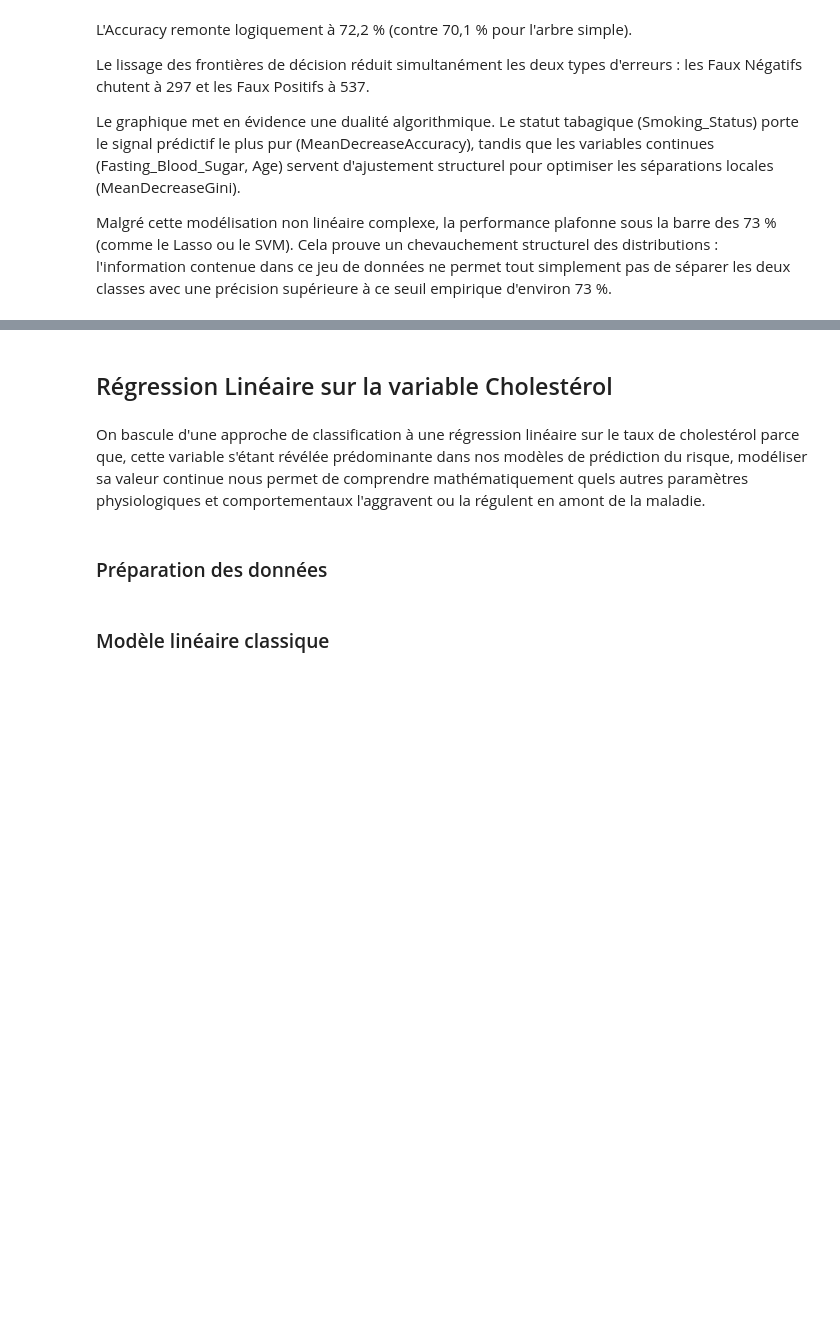
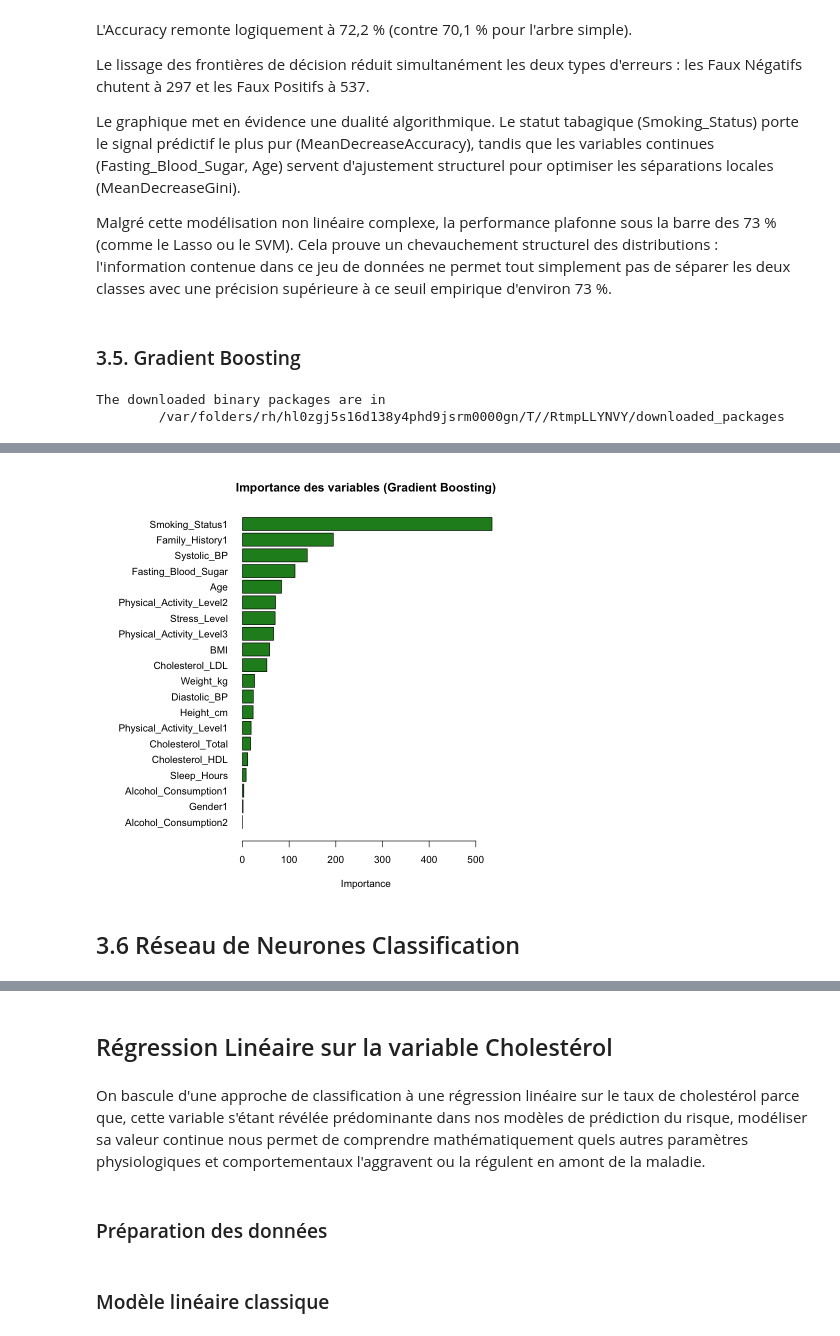
Before and after one commit to AhmedBousbih/Projet-Machine-learning, a Jupyter notebook: Projet ML.ipynb, the cells around one changed output, grey strips where cells are left out. Drawn from its saved outputs; the diff is of its cells as text; code cells hidden in the pictures; blank space fills up the shorter version.

```diff
--- a/Projet ML.ipynb
+++ b/Projet ML.ipynb
@@ -817,3 +867,80 @@ Le lissage des frontières de décision réduit simultanément les deux types d'
 Le graphique met en évidence une dualité algorithmique. Le statut tabagique (Smoking_Status) porte le signal prédictif le plus pur (MeanDecreaseAccuracy), tandis que les variables continues (Fasting_Blood_Sugar, Age) servent d'ajustement structurel pour optimiser les séparations locales (MeanDecreaseGini).
 
 Malgré cette modélisation non linéaire complexe, la performance plafonne sous la barre des 73 % (comme le Lasso ou le SVM). Cela prouve un chevauchement structurel des distributions : l'information contenue dans ce jeu de données ne permet tout simplement pas de séparer les deux classes avec une précision supérieure à ce seuil empirique d'environ 73 %.
+# %% [markdown]
+### 3.5. Gradient Boosting
+# %%
+install.packages("gbm")
+# %% [output]
+The downloaded binary packages are in
+        /var/folders/rh/hl0zgj5s16d138y4phd9jsrm0000gn/T//RtmpLLYNVY/downloaded_packages
+# %%
+library(gbm)
+library(caret)
+
+paramGrid <- expand.grid(
+  n.trees           = seq(100, 550, by = 50),
+  shrinkage         = c(0.05, 0.1, 0.2, 0.3),
+  interaction.depth = 1,
+  n.minobsinnode    = 20
+)
+
+ctrl <- trainControl(
+  method      = "cv",
+  number      = 5,
+  verboseIter = FALSE
+)
+
+set.seed(111)
+start_time <- proc.time()
+
+gbm_cv <- train(
+  Heart_Disease_Risk ~ .,
+  data      = train,
+  method    = "gbm",
+  trControl = ctrl,
+  tuneGrid  = paramGrid,
+  verbose   = FALSE
+)
+
+end_time <- proc.time()
+
+temps <- (end_time - start_time)[["elapsed"]]
+cat(sprintf("Temps d'exécution : %.2f secondes\n", temps))
+cat(sprintf("Meilleur score (validation croisée) : %.4f\n", max(gbm_cv$results$Accuracy)))
+cat("Meilleurs paramètres :\n")
+print(gbm_cv$bestTune)
+
+yChap   <- predict(gbm_cv, newdata = test)
+probas_ <- predict(gbm_cv, newdata = test, type = "prob")
+
+cat("Matrice de confusion (Test) :\n")
+print(table(Prédit = yChap, Réel = test$Heart_Disease_Risk))
+
+acc_gbm <- mean(yChap == test$Heart_Disease_Risk)
+cat(sprintf("Erreur de test gbm opt = %.4f\n", 1 - acc_gbm))
+cat(sprintf("Accuracy Test          = %.4f\n", acc_gbm))
+
+cat("Rapport de classification :\n")
+print(confusionMatrix(yChap, test$Heart_Disease_Risk))
+
+imp <- varImp(gbm_cv, scale = FALSE)$importance
+feature_importance <- data.frame(
+  Variable   = rownames(imp),
+  Importance = imp$Overall
+)
+feature_importance <- feature_importance[order(feature_importance$Importance, decreasing = TRUE), ]
+
+print(feature_importance, row.names = FALSE)
+
+par(mar = c(4, 12, 3, 2))
+barplot(
+  rev(feature_importance$Importance),
+  names.arg = rev(feature_importance$Variable),
+  horiz     = TRUE,
+  las       = 1,
+  col       = "forestgreen",
+  xlab      = "Importance",
+  main      = "Importance des variables (Gradient Boosting)"
+)
+# %% [output]
@@ -819,0 +964,3 @@ Malgré cette modélisation non linéaire complexe, la performance plafonne sous
+[figure, added]
+# %% [markdown]
+## 3.6 Réseau de Neurones Classification
```
Also changed, not shown: parts of 59 cells of this notebook.
